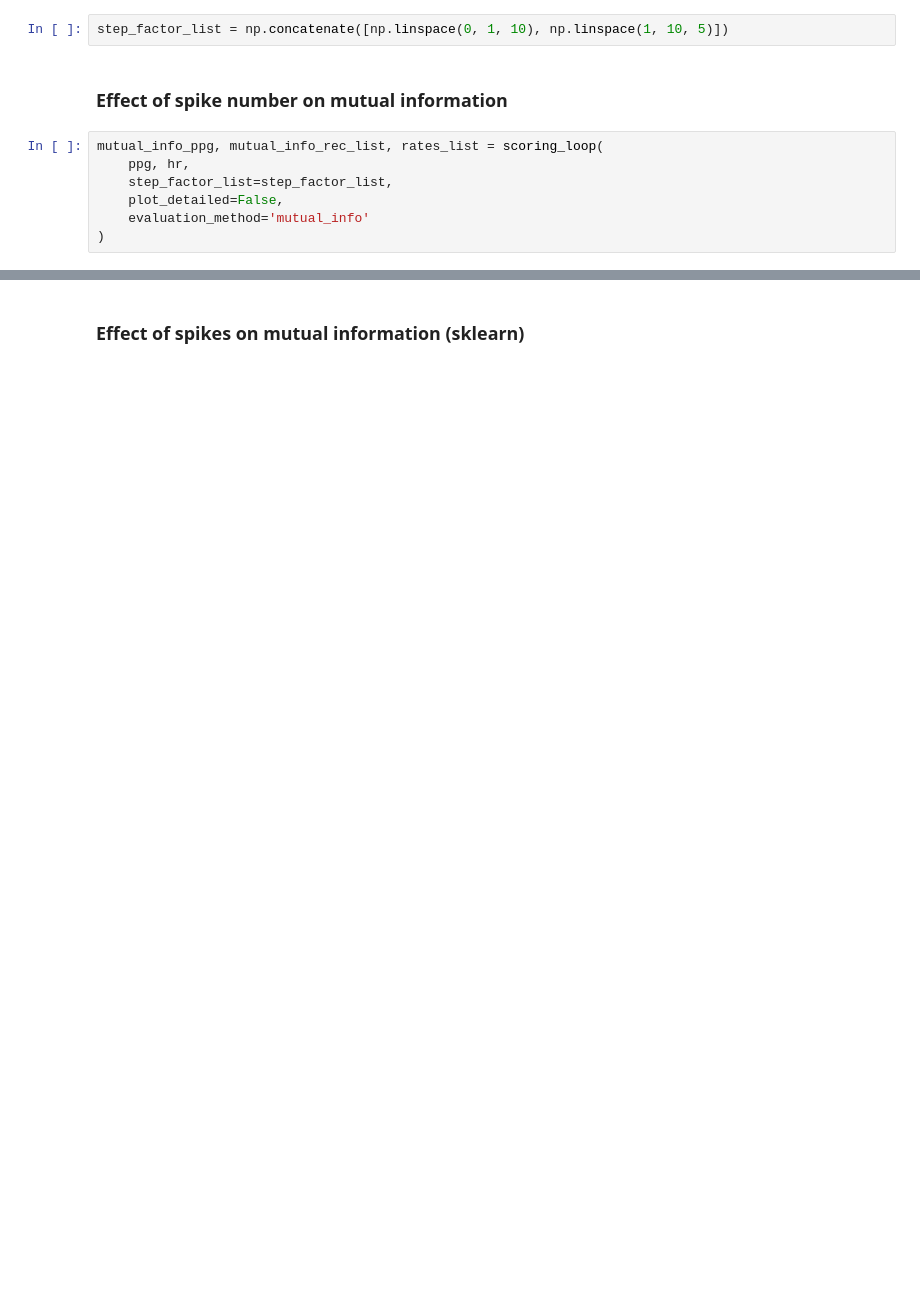
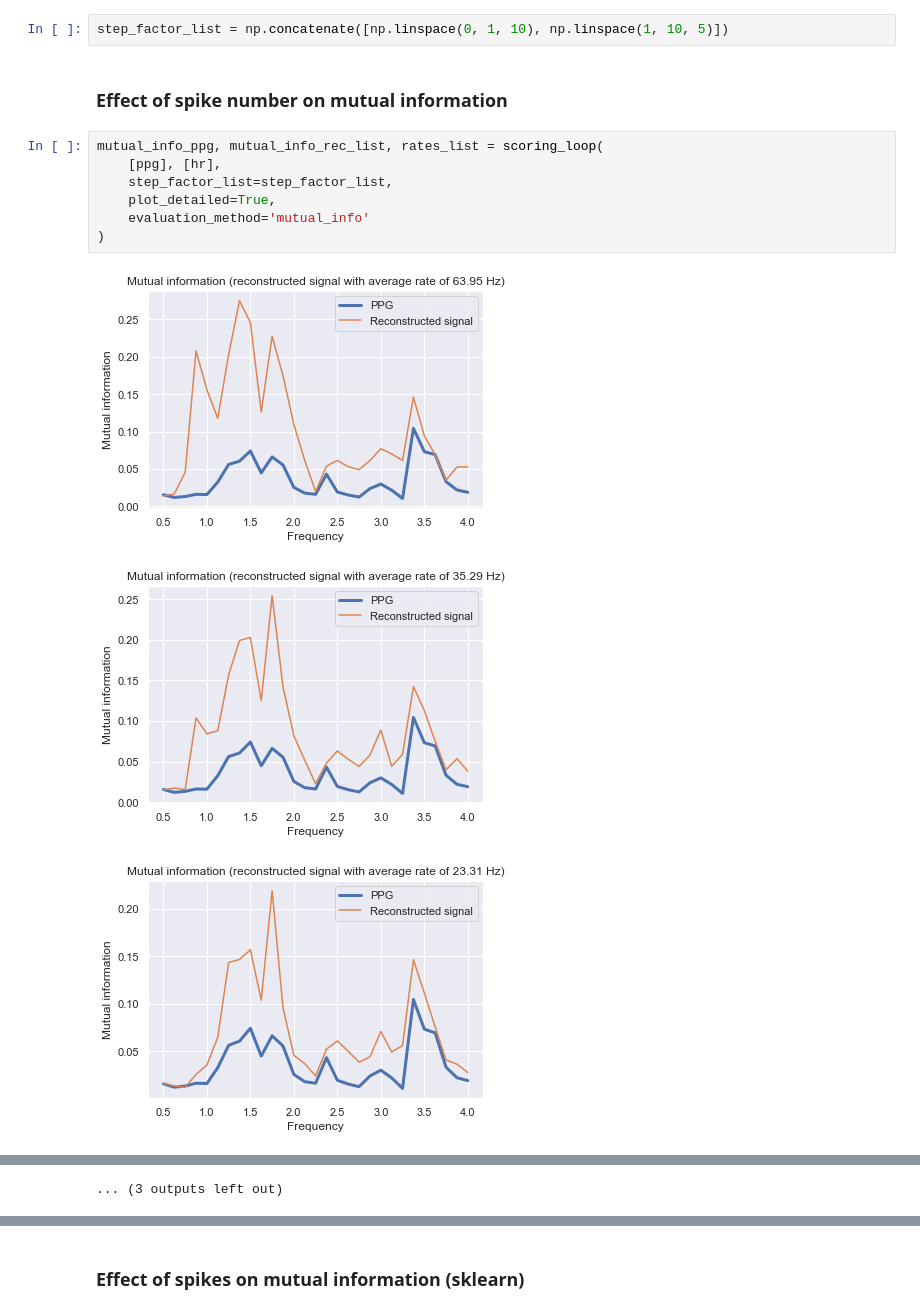
Before and after one commit to pennfranc/adm-ppg-analysis, a Jupyter notebook: mutual information analysis.ipynb, the cells around one changed output, grey strips where cells are left out. Drawn from its saved outputs; the diff is of its cells as text; blank space fills up the shorter version.

```diff
--- a/mutual information analysis.ipynb
+++ b/mutual information analysis.ipynb
@@ -26,8 +26,12 @@ step_factor_list = np.concatenate([np.linspace(0, 1, 10), np.linspace(1, 10, 5)]
 ### Effect of spike number on mutual information
 # %%
 mutual_info_ppg, mutual_info_rec_list, rates_list = scoring_loop(
-    ppg, hr,
+    [ppg], [hr],
     step_factor_list=step_factor_list,
-    plot_detailed=False,
+    plot_detailed=True,
     evaluation_method='mutual_info'
 )
+# %% [output]
+[figure, added]
+[figure, added]
+[figure, added]
@@ -34,3 +47,4 @@ mutual_info_ppg, mutual_info_rec_list, rates_list = scoring_loop(
+... (3 outputs left out)
 # %%
 plot_scores(mutual_info_ppg, mutual_info_rec_list, rates_list, 'Mean mutual information', SUBJECT_IDX, 'Mutual info')
 # %% [output]
```
Also changed, not shown: parts of 13 cells of this notebook, 4 other files.
